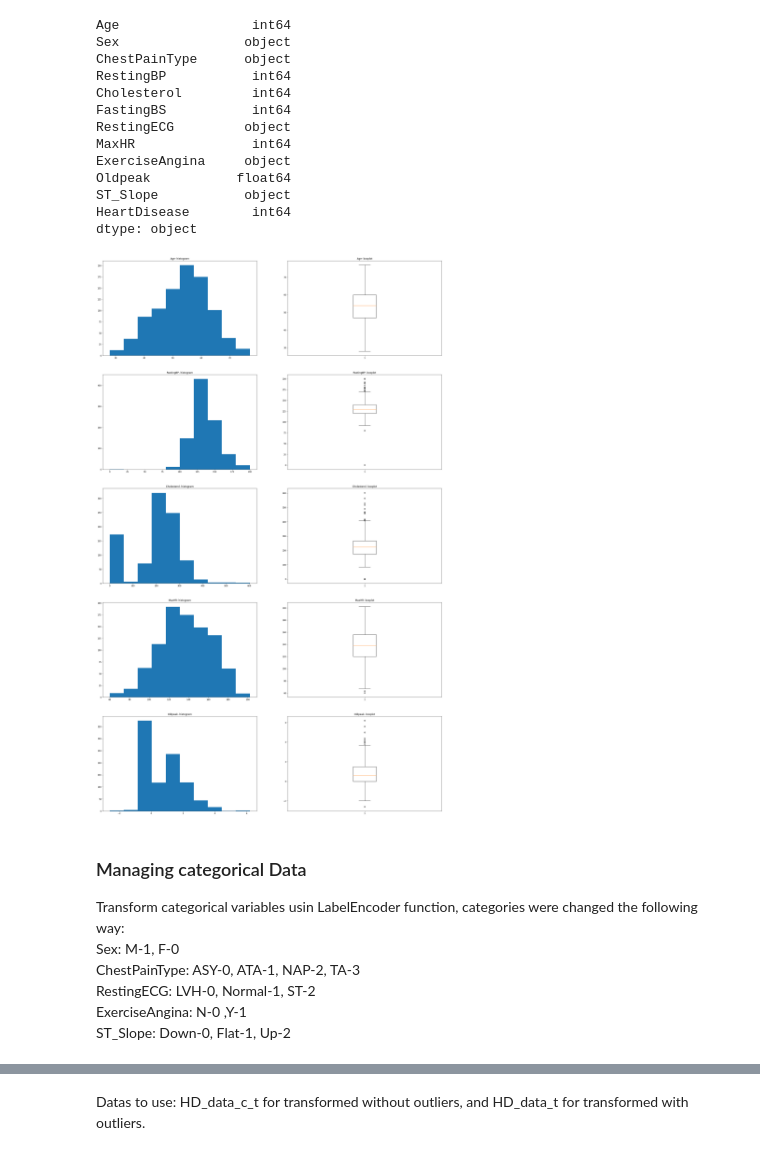
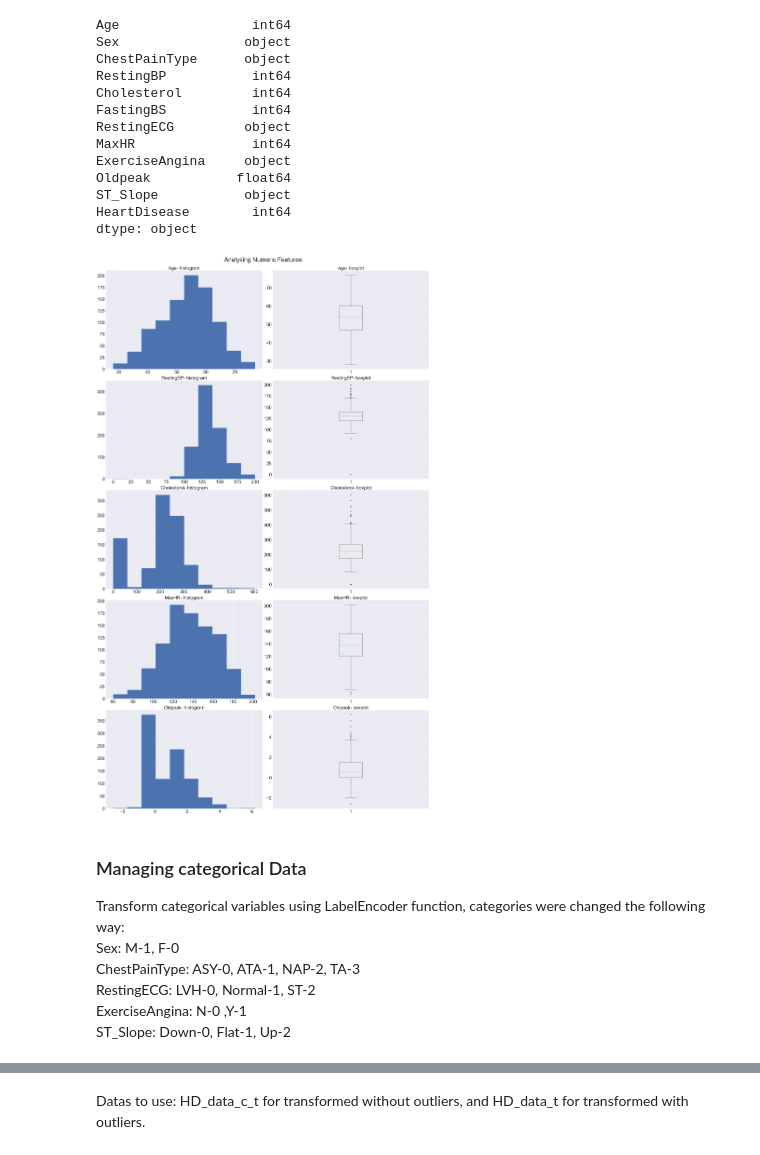
Before and after one commit to dbalmaseda/HeartDisease_classfication, a Jupyter notebook: decision_tree.ipynb, the cells around one changed output, grey strips where cells are left out. Drawn from its saved outputs; the diff is of its cells as text; code cells hidden in the pictures.

```diff
--- a/decision_tree.ipynb
+++ b/decision_tree.ipynb
@@ -36,8 +35,8 @@ def transform_categorical (Data_F, cat_list):
 # %% [markdown]
 # Importing Data
 # %%
-df = pd.read_csv("heart.csv")
-df.head(741)
+df = pd.read_csv("./Data/heart.csv")
+df.head()
 # %% [output]
 |  | Age | Sex | ChestPainType | RestingBP | Cholesterol | FastingBS | RestingECG | MaxHR | ... |
 | 0 | 40 | M | ATA | 140 | 289 | 0 | Normal | 172 | ... |
@@ -91,23 +83,26 @@ ST_Slope           object
 HeartDisease        int64
 dtype: object
 # %%
-#Boxplots and histogram of original numerical data
+plt.style.use('seaborn')
 f, ax = plt.subplots(len(nume),2)
 f.set_figheight(50)
 f.set_figwidth(30)
 
 for i in range(len(nume)):
     ax[i,0].hist(HD_data_np[:,i])
-    ax[i,0].set_title(nume[i] + '- histogram')
+    ax[i,0].tick_params(labelsize = 30)
+    ax[i,0].set_title(nume[i] + '- histogram', fontsize = 30)
     ax[i,1].boxplot(HD_data_np[:,i])
-    ax[i,1].set_title(nume[i] + '- boxplot')
-
+    ax[i,1].tick_params(labelsize = 30)
+    ax[i,1].set_title(nume[i] + '- boxplot', fontsize = 30 )
+f.suptitle('Analysing Numeric Features',fontsize = 40, y=1)
+plt.tight_layout()
 plt.show()
 # %% [output]
-[figure, old version]
+[figure, new version]
 # %% [markdown]
 ### Managing categorical Data
-Transform categorical variables usin LabelEncoder function, categories were changed the following way: \
+Transform categorical variables using LabelEncoder function, categories were changed the following way: \
 Sex: M-1, F-0\
 ChestPainType: ASY-0, ATA-1, NAP-2, TA-3\
 RestingECG: LVH-0, Normal-1, ST-2\
```
Also changed, not shown: parts of 22 cells of this notebook, 10 other files.
